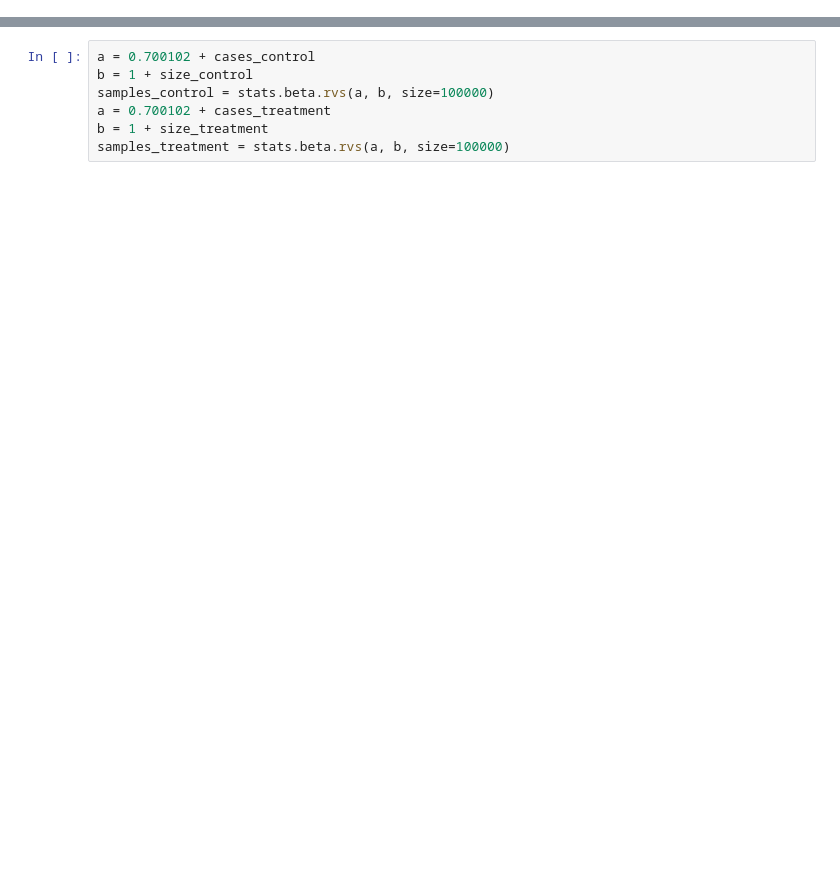
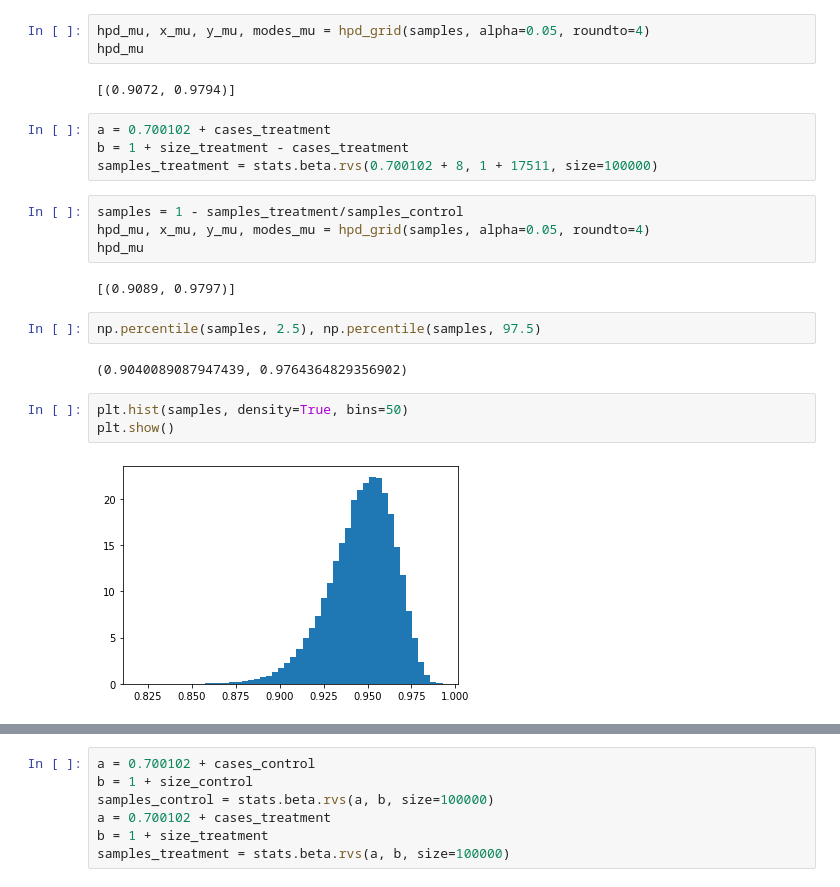
Before and after one commit to sbartek/bayesian-abtesting, a Jupyter notebook: notebooks/050-BioNTech-Pfizer-COVID.ipynb, the cells around one changed output, grey strips where cells are left out. Drawn from its saved outputs; the diff is of its cells as text; blank space fills up the shorter version.

```diff
--- a/notebooks/050-BioNTech-Pfizer-COVID.ipynb
+++ b/notebooks/050-BioNTech-Pfizer-COVID.ipynb
@@ -60,3 +169,27 @@ plt.show()
+# %%
+hpd_mu, x_mu, y_mu, modes_mu = hpd_grid(samples, alpha=0.05, roundto=4)
+hpd_mu
+# %% [output]
+[(0.9072, 0.9794)]
+# %%
+a = 0.700102 + cases_treatment
+b = 1 + size_treatment - cases_treatment
+samples_treatment = stats.beta.rvs(0.700102 + 8, 1 + 17511, size=100000)
+# %%
+samples = 1 - samples_treatment/samples_control
+hpd_mu, x_mu, y_mu, modes_mu = hpd_grid(samples, alpha=0.05, roundto=4)
+hpd_mu
+# %% [output]
+[(0.9089, 0.9797)]
+# %%
+np.percentile(samples, 2.5), np.percentile(samples, 97.5)
+# %% [output]
+(0.9040089087947439, 0.9764364829356902)
+# %%
+plt.hist(samples, density=True, bins=50)
+plt.show()
+# %% [output]
+[figure, added]
 # %%
 coef_control = 1000 * cases_control/size_control
 coef_treatment = 1000 * cases_treatment/size_treatment
```
Also changed, not shown: parts of 69 cells of this notebook, 5 other files.
